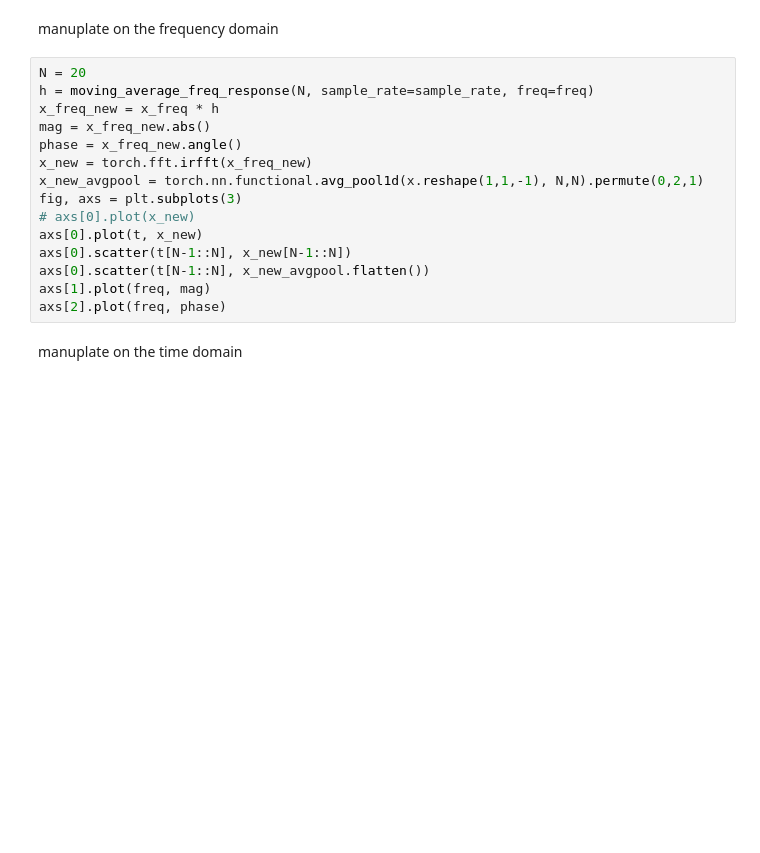
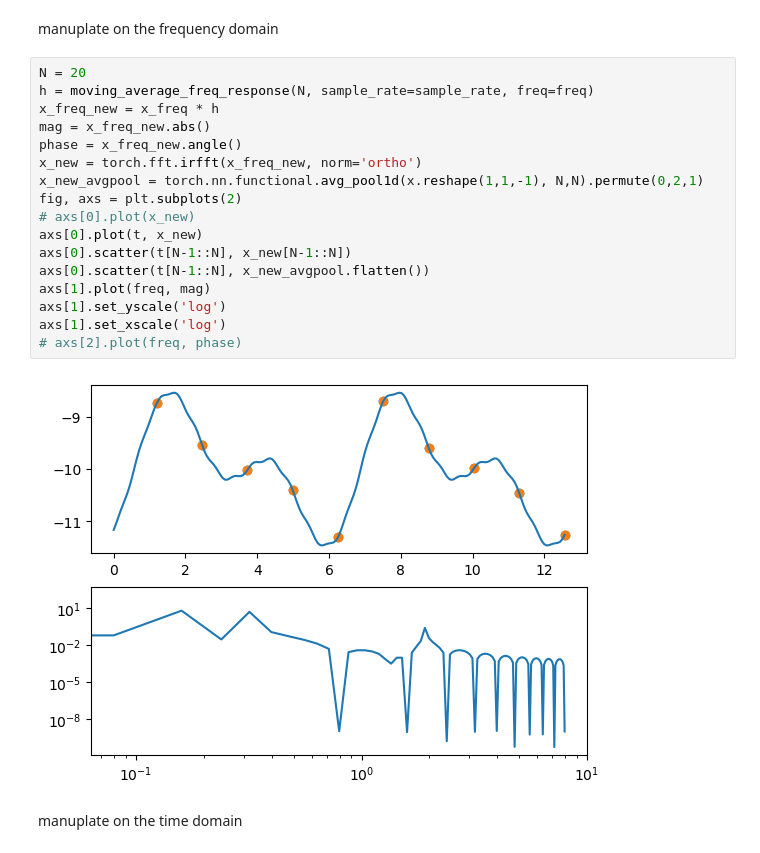
Before and after one commit to WillWang1113/Moving-Average-Diffusion, a Jupyter notebook: notebooks/test.ipynb, the cells around one changed output. Drawn from its saved outputs; the diff is of its cells as text; blank space fills up the shorter version.

```diff
--- a/notebooks/test.ipynb
+++ b/notebooks/test.ipynb
@@ -67,18 +64,22 @@ manuplate on the frequency domain
 # %%
 N = 20
 h = moving_average_freq_response(N, sample_rate=sample_rate, freq=freq)
 x_freq_new = x_freq * h
 mag = x_freq_new.abs()
 phase = x_freq_new.angle()
-x_new = torch.fft.irfft(x_freq_new)
+x_new = torch.fft.irfft(x_freq_new, norm='ortho')
 x_new_avgpool = torch.nn.functional.avg_pool1d(x.reshape(1,1,-1), N,N).permute(0,2,1)
-fig, axs = plt.subplots(3)
+fig, axs = plt.subplots(2)
 # axs[0].plot(x_new)
 axs[0].plot(t, x_new)
 axs[0].scatter(t[N-1::N], x_new[N-1::N])
 axs[0].scatter(t[N-1::N], x_new_avgpool.flatten())
 axs[1].plot(freq, mag)
-axs[2].plot(freq, phase)
+axs[1].set_yscale('log')
+axs[1].set_xscale('log')
+# axs[2].plot(freq, phase)
+# %% [output]
+[figure, added]
 # %% [markdown]
 manuplate on the time domain
 # %%
```
Also changed, not shown: parts of 5 cells of this notebook, 14 other files.
